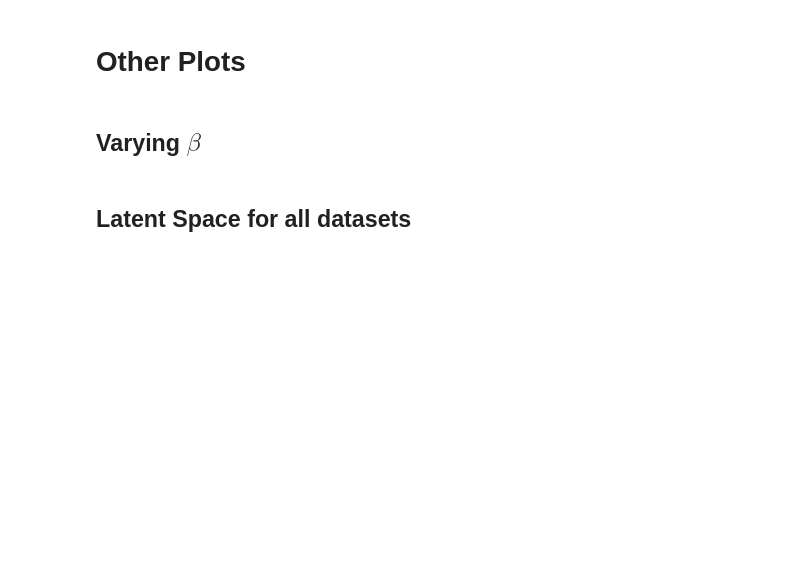
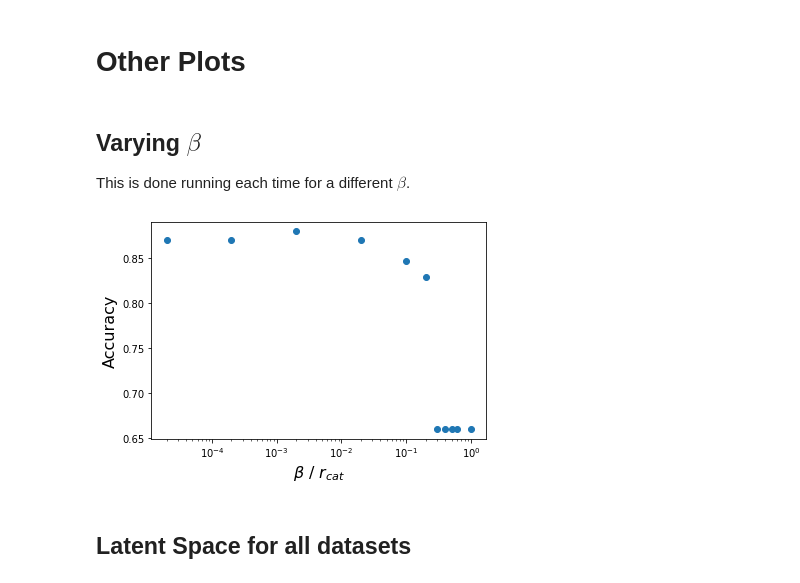
Before and after one commit to nahumsa/Entanglement-VAE, a Jupyter notebook: VAE Entanglement Witness.ipynb, the cells around one changed output. Drawn from its saved outputs; the diff is of its cells as text; code cells hidden in the pictures; blank space fills up the shorter version.

Commit message:
Added points to beta plot

```diff
--- a/VAE Entanglement Witness.ipynb
+++ b/VAE Entanglement Witness.ipynb
@@ -531,17 +551,22 @@ print('Accuracy choosing >0 on latent: {}'.format(np.sum(Y_test == labels_pred)/
 Accuracy choosing >0 on latent: 0.5056666666666667
 # %% [markdown]
 # Other Plots
-# %% [markdown]
-## Varying $\beta$
+# %% [markdown]
+## Varying $\beta$
+
+This is done running each time for a different $\beta$.
 # %%
-beta = [0.01,0.1,1,250,500]
-acc = [0.842, 0.846, 0.847,0.656,0.656]
+beta = [0.01, 0.1, 1, 10, 50, 100, 150, 200, 250, 300, 500]
+beta = np.array(beta)/np.max(beta)
+acc = [0.87, 0.87, 0.88, 0.87, 0.847, 0.829, 0.66, 0.66, 0.66, 0.66, 0.66]
 plt.plot(beta, acc, 'o');
-plt.xlabel(r'$\beta$', size=16)
+plt.xlabel(r'$\beta$ / $r_{cat}$', size=16)
 plt.xscale('log')
 plt.ylabel('Accuracy', size=16)
-#plt.title(r'Varying $\beta$')
+#plt.title(r'Varying $\beta / r_{cat}$')
 plt.show()
+# %% [output]
+[figure, added]
 # %% [markdown]
 ## Latent Space for all datasets
 # %%
```
Also changed, not shown: parts of 7 cells of this notebook.
